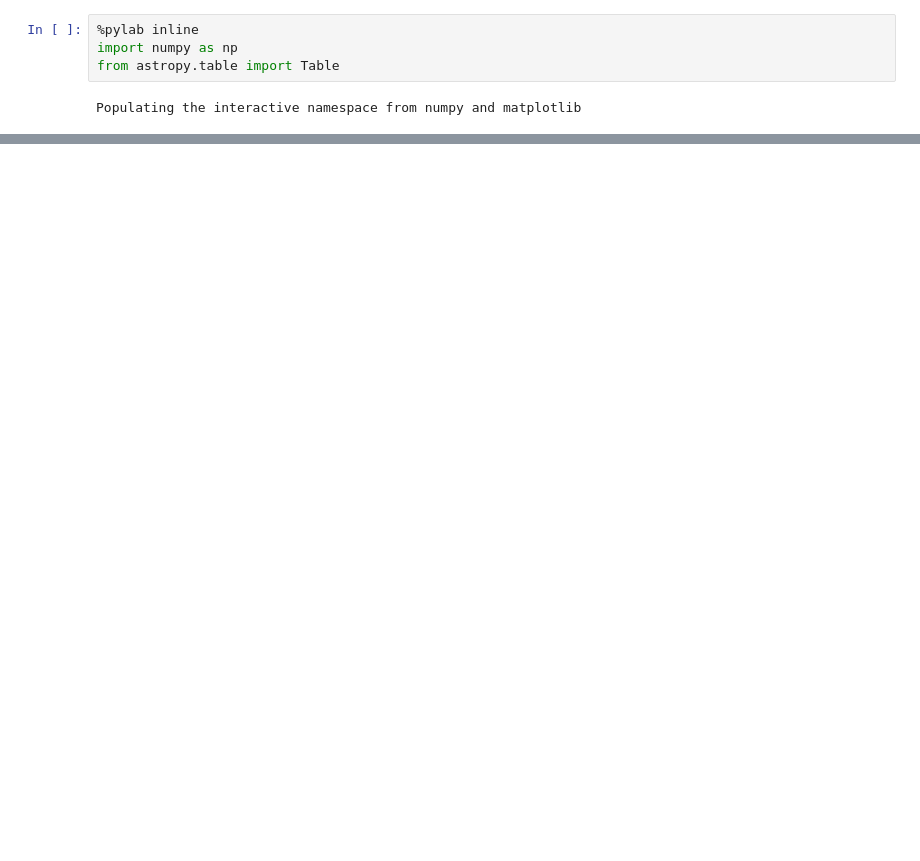
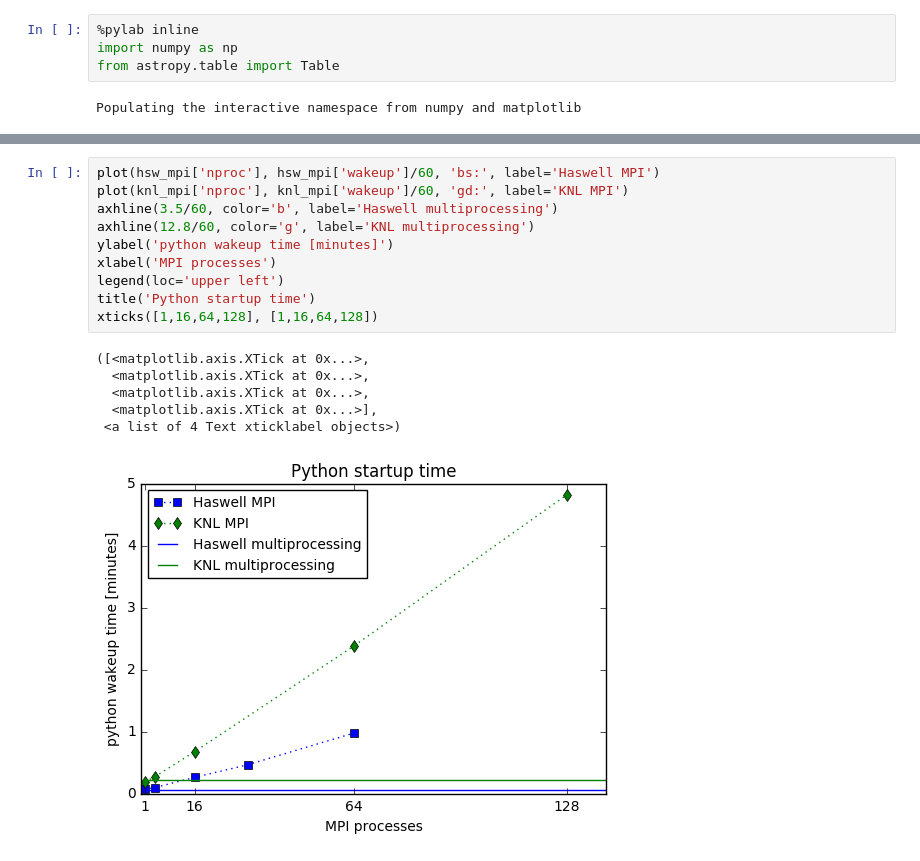
Before and after one commit to sbailey/knltest, a Jupyter notebook: doc/extract.ipynb, the cells around one changed output, grey strips where cells are left out. Cells and saved outputs as stored; diff of their text form; blank space fills up the shorter version.

```diff
--- a/doc/extract.ipynb
+++ b/doc/extract.ipynb
@@ -109,3 +160,20 @@ np.max(knl_mp['rate']), np.max(hsw_mp['rate'])
+# %%
+plot(hsw_mpi['nproc'], hsw_mpi['wakeup']/60, 'bs:', label='Haswell MPI')
+plot(knl_mpi['nproc'], knl_mpi['wakeup']/60, 'gd:', label='KNL MPI')
+axhline(3.5/60, color='b', label='Haswell multiprocessing')
+axhline(12.8/60, color='g', label='KNL multiprocessing')
+ylabel('python wakeup time [minutes]')
+xlabel('MPI processes')
+legend(loc='upper left')
+title('Python startup time')
+xticks([1,16,64,128], [1,16,64,128])
+# %% [output]
+([<matplotlib.axis.XTick at 0x...>,
+  <matplotlib.axis.XTick at 0x...>,
+  <matplotlib.axis.XTick at 0x...>,
+  <matplotlib.axis.XTick at 0x...>],
+ <a list of 4 Text xticklabel objects>)
+[figure, added]
 # %% [markdown]
 # Setup to reproduce these results #
 
```
Also changed, not shown: parts of 12 cells of this notebook, 9 other files.
